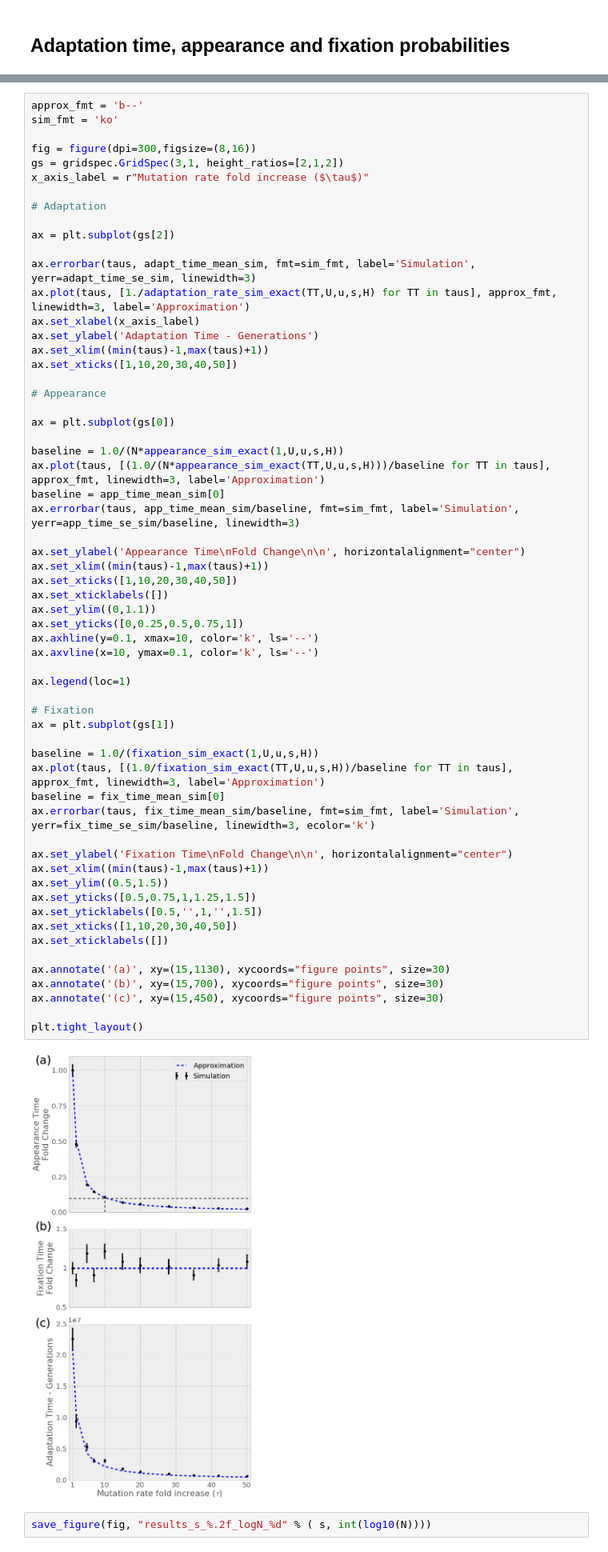
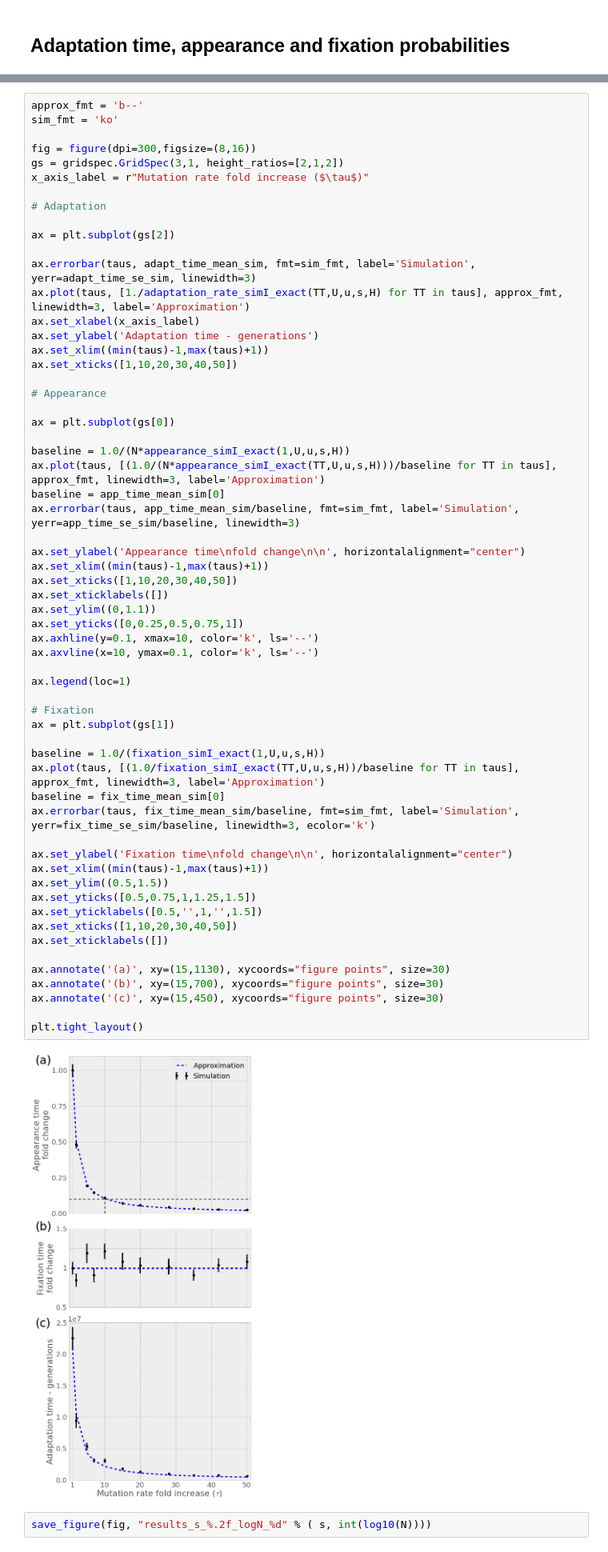
Before and after one commit to yoavram/ruggedsim, a Jupyter notebook: manuscript/figures.ipynb, the cells around one changed output, grey strips where cells are left out. Shown at 80% size. Drawn from its saved outputs; the diff is of its cells as text.

```diff
--- a/manuscript/figures.ipynb
+++ b/manuscript/figures.ipynb
@@ -139,9 +146,9 @@ x_axis_label = r"Mutation rate fold increase ($\tau$)"
 ax = plt.subplot(gs[2])
 
 ax.errorbar(taus, adapt_time_mean_sim, fmt=sim_fmt, label='Simulation', yerr=adapt_time_se_sim, linewidth=3)
-ax.plot(taus, [1./adaptation_rate_sim_exact(TT,U,u,s,H) for TT in taus], approx_fmt, linewidth=3, label='Approximation')
+ax.plot(taus, [1./adaptation_rate_simI_exact(TT,U,u,s,H) for TT in taus], approx_fmt, linewidth=3, label='Approximation')
 ax.set_xlabel(x_axis_label)
-ax.set_ylabel('Adaptation Time - Generations')
+ax.set_ylabel('Adaptation time - generations')
 ax.set_xlim((min(taus)-1,max(taus)+1))
 ax.set_xticks([1,10,20,30,40,50])
 
@@ -149,45 +156,45 @@ ax.set_xticks([1,10,20,30,40,50])
 
 ax = plt.subplot(gs[0])
 
-baseline = 1.0/(N*appearance_sim_exact(1,U,u,s,H))
-ax.plot(taus, [(1.0/(N*appearance_sim_exact(TT,U,u,s,H)))/baseline for TT in taus], approx_fmt, linewidth=3, label='Approximation')
+baseline = 1.0/(N*appearance_simI_exact(1,U,u,s,H))
+ax.plot(taus, [(1.0/(N*appearance_simI_exact(TT,U,u,s,H)))/baseline for TT in taus], approx_fmt, linewidth=3, label='Approximation')
 baseline = app_time_mean_sim[0]
 ax.errorbar(taus, app_time_mean_sim/baseline, fmt=sim_fmt, label='Simulation', yerr=app_time_se_sim/baseline, linewidth=3)
 
-ax.set_ylabel('Appearance Time\nFold Change\n\n', horizontalalignment="center")
+ax.set_ylabel('Appearance time\nfold change\n\n', horizontalalignment="center")
 ax.set_xlim((min(taus)-1,max(taus)+1))
 ax.set_xticks([1,10,20,30,40,50])
 ax.set_xticklabels([])
 ax.set_ylim((0,1.1))
 ax.set_yticks([0,0.25,0.5,0.75,1])
 ax.axhline(y=0.1, xmax=10, color='k', ls='--')
 ax.axvline(x=10, ymax=0.1, color='k', ls='--')
 
 ax.legend(loc=1)
 
 # Fixation
 ax = plt.subplot(gs[1])
 
-baseline = 1.0/(fixation_sim_exact(1,U,u,s,H))
-ax.plot(taus, [(1.0/fixation_sim_exact(TT,U,u,s,H))/baseline for TT in taus], approx_fmt, linewidth=3, label='Approximation')
+baseline = 1.0/(fixation_simI_exact(1,U,u,s,H))
+ax.plot(taus, [(1.0/fixation_simI_exact(TT,U,u,s,H))/baseline for TT in taus], approx_fmt, linewidth=3, label='Approximation')
 baseline = fix_time_mean_sim[0]
 ax.errorbar(taus, fix_time_mean_sim/baseline, fmt=sim_fmt, label='Simulation', yerr=fix_time_se_sim/baseline, linewidth=3, ecolor='k')
 
-ax.set_ylabel('Fixation Time\nFold Change\n\n', horizontalalignment="center")
+ax.set_ylabel('Fixation time\nfold change\n\n', horizontalalignment="center")
 ax.set_xlim((min(taus)-1,max(taus)+1))
 ax.set_ylim((0.5,1.5))
 ax.set_yticks([0.5,0.75,1,1.25,1.5])
 ax.set_yticklabels([0.5,'',1,'',1.5])
 ax.set_xticks([1,10,20,30,40,50])
 ax.set_xticklabels([])
 
 ax.annotate('(a)', xy=(15,1130), xycoords="figure points", size=30)
 ax.annotate('(b)', xy=(15,700), xycoords="figure points", size=30)
 ax.annotate('(c)', xy=(15,450), xycoords="figure points", size=30)
 
 plt.tight_layout()
 # %% [output]
-[figure, old version]
+[figure, new version]
 # %%
 save_figure(fig, "results_s_%.2f_logN_%d" % ( s, int(log10(N))))
 # %% [output]
```
Also changed, not shown: parts of 9 cells of this notebook.
